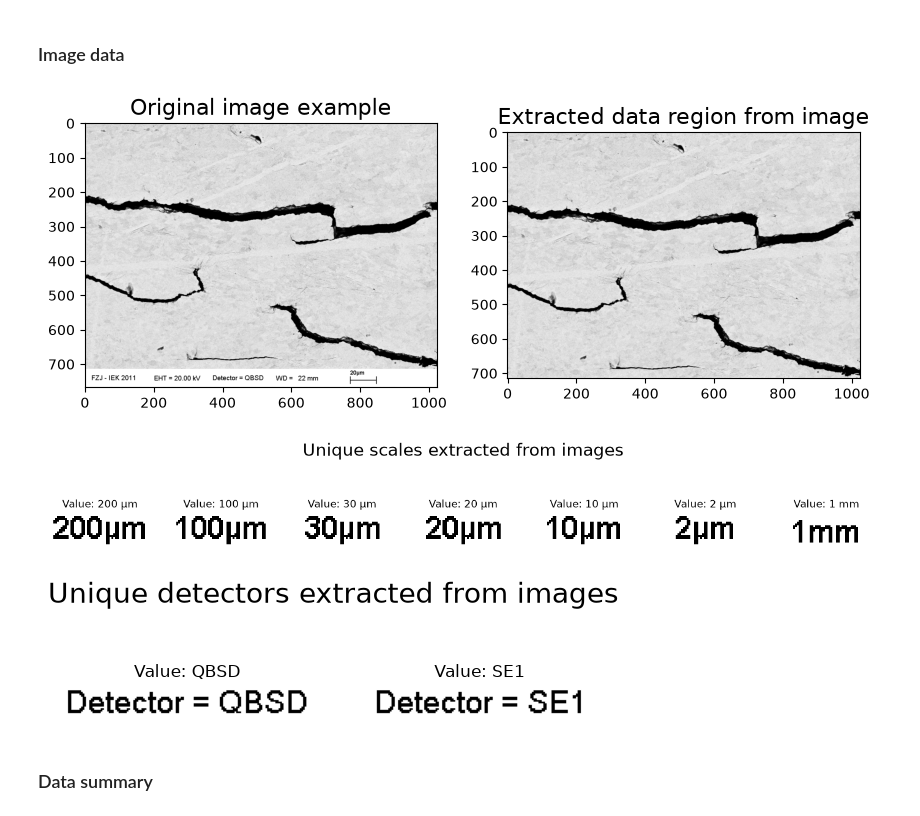
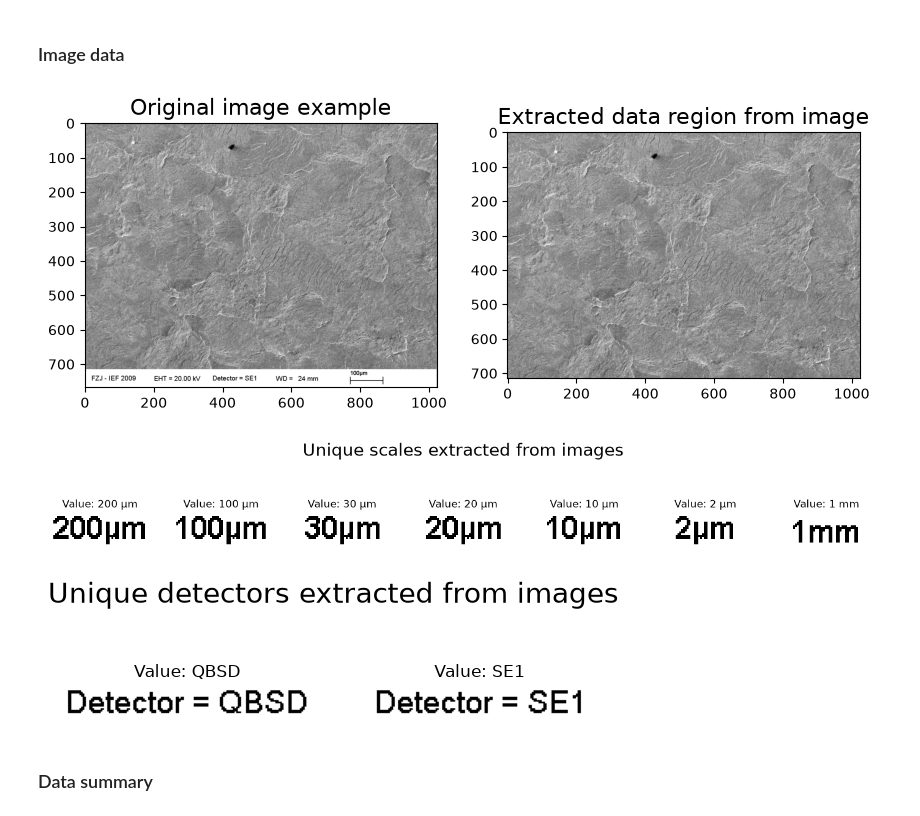
Before and after one commit to ORNL/DamAIge, a Jupyter notebook: notebooks/data_analysis.ipynb, the cells around one changed output. Drawn from its saved outputs; the diff is of its cells as text; code cells hidden in the pictures.

```diff
--- a/notebooks/data_analysis.ipynb
+++ b/notebooks/data_analysis.ipynb
@@ -91,37 +91,37 @@ dataset.plot_test_matrix(field='num images', what_to_show='circle maps')
 ### Image data
 # %%
 fig, axes = plt.subplots(1, 2, figsize=(10, 5))
-axes[0].imshow(dataset.images[0], cmap='gray')
+axes[0].imshow(dataset.images[2], cmap='gray')
 axes[0].set_title('Original image example', fontsize=16)
 # axes[0].axis('off')
-axes[1].imshow(dataset.data[0], cmap='gray')
+axes[1].imshow(dataset.data[2], cmap='gray')
 axes[1].set_title('Extracted data region from image', fontsize=16)
 # axes[1].axis('off')
 plt.show()
 
 
 unique_scales, unique_indices = np.unique(dataset.unique_visual['scale'], axis=0, return_index=True)
 fig, axes = plt.subplots(1, len(unique_scales), figsize=(len(unique_scales)*2, 3))
 for ax, sc, idx in zip(axes, unique_scales, unique_indices):
     ax.imshow(sc, cmap='gray')
     ax.set_title(f'Value: {fmt(dataset.scales[idx])}')
     ax.axis('off')
 fig.tight_layout(rect=[0,0,1,1])
 fig.suptitle('Unique scales extracted from images', fontsize=20)
 plt.show()
 
 
 unique_detectors, unique_indices = np.unique(dataset.unique_visual['detector'], axis=0, return_index=True)
 fig, axes = plt.subplots(1, len(unique_detectors), figsize=(len(unique_detectors)*3, 2.5))
 for ax, det, idx in zip(axes, unique_detectors, unique_indices):
     ax.axis('off')
     ax.imshow(det, cmap='gray')
     ax.set_title(f'Value: {dataset.detectors[idx]}')
 fig.tight_layout(rect=[0,0,1,1])
 fig.suptitle('Unique detectors extracted from images', fontsize=20)
 plt.show()
 # %% [output]
-[figure, old version]
+[figure, new version]
 [figure]
 [figure]
 # %% [markdown]
```
Also changed, not shown: parts of 2 cells of this notebook.
